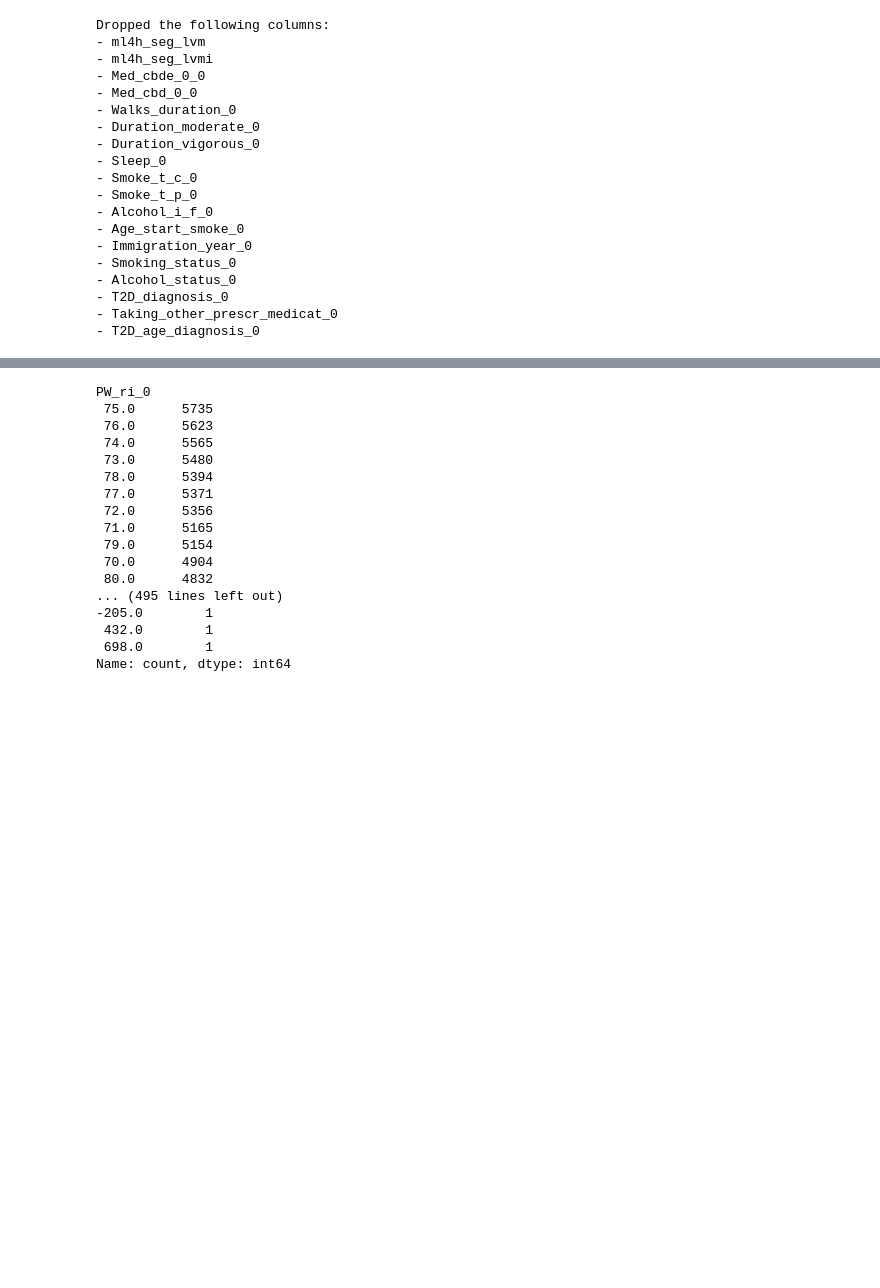
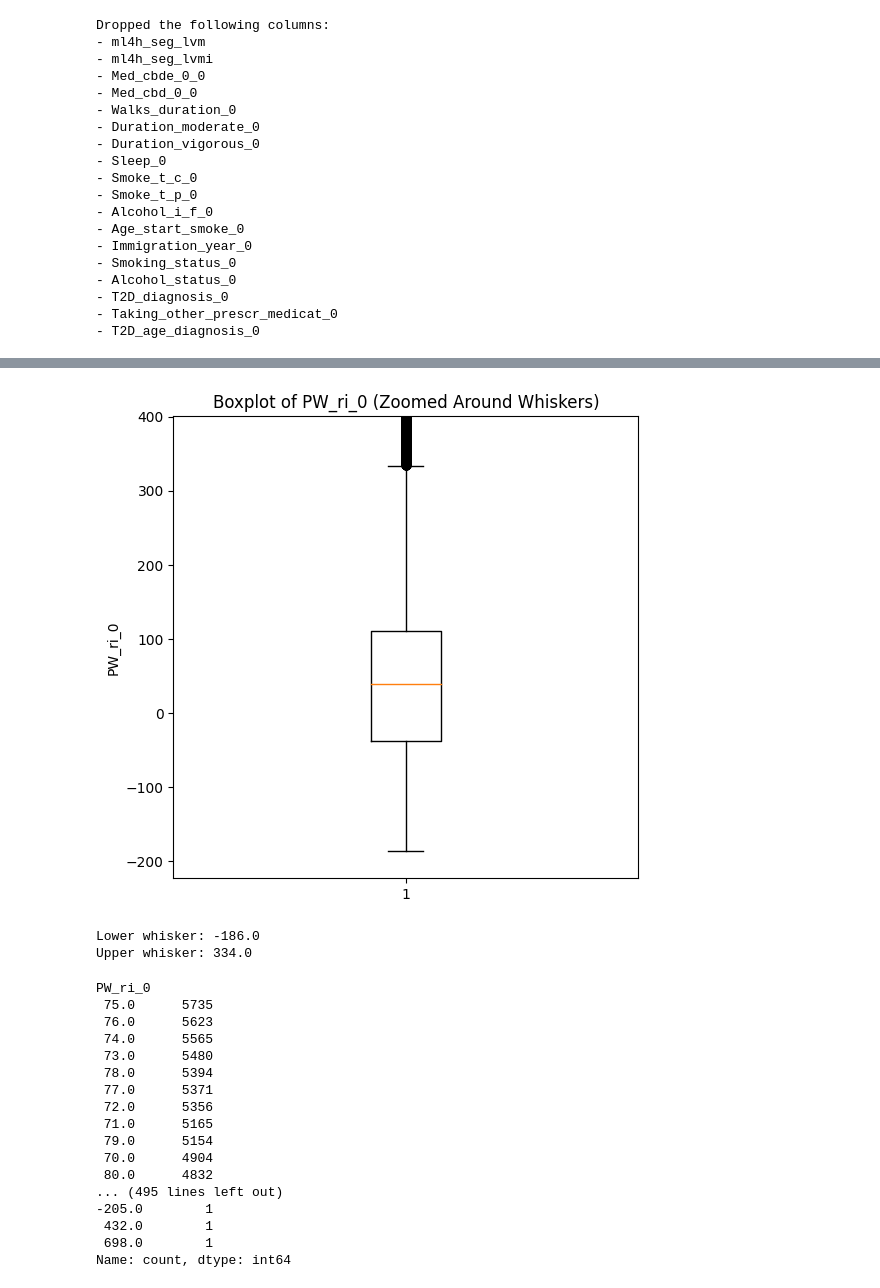
Before and after one commit to Angelido/clinical-data-encoding_vae, a Jupyter notebook: src/UKDataPreparation/cleaningData.ipynb, the cells around one changed output, grey strips where cells are left out. Cells and saved outputs as stored; diff of their text form; code cells hidden in the pictures; blank space fills up the shorter version.

```diff
--- a/src/UKDataPreparation/cleaningData.ipynb
+++ b/src/UKDataPreparation/cleaningData.ipynb
@@ -595,3 +726,38 @@ Dropped the following columns:
+# %%
+import matplotlib.pyplot as plt
+import numpy as np
+
+# Extract PW_ri_0 without missing values
+pw = data["Months_from_first_primary_hypertension"].dropna()
+
+# Create a temporary boxplot to read whiskers without showing the plot
+fig, ax = plt.subplots()
+bp = ax.boxplot(pw, vert=True, showfliers=True)
+plt.close(fig)
+
+# Extract whiskers (lower/upper non-outlier limits)
+whiskers = [item.get_ydata()[1] for item in bp['whiskers']]
+lower_w, upper_w = whiskers
+
+# Define zoom window around the whiskers (±20%)
+padding = 0.20
+ymin = lower_w - abs(lower_w) * padding
+ymax = upper_w + abs(upper_w) * padding
+
+# Plot zoomed boxplot
+plt.figure(figsize=(6, 6))
+plt.boxplot(pw, vert=True, showfliers=True)
+plt.ylim(ymin, ymax)
+plt.title("Boxplot of PW_ri_0 (Zoomed Around Whiskers)")
+plt.ylabel("PW_ri_0")
+plt.show()
+
+print("Lower whisker:", lower_w)
+print("Upper whisker:", upper_w)
+# %% [output]
+[figure, added]
+Lower whisker: -186.0
+Upper whisker: 334.0
 # %%
 data.PW_ri_0.value_counts()
 # %% [output]
```
Also changed, not shown: parts of 5 cells of this notebook.
